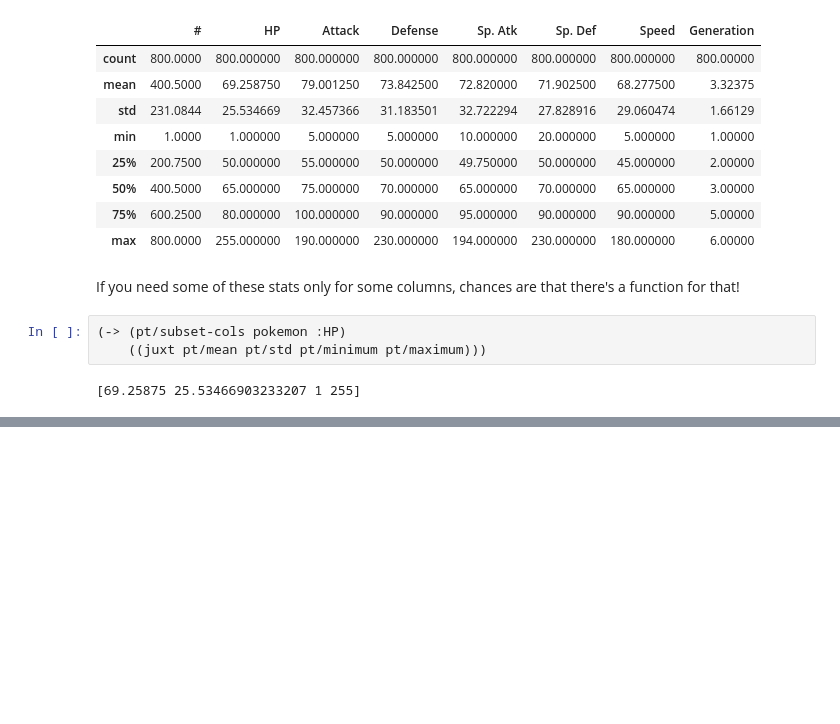
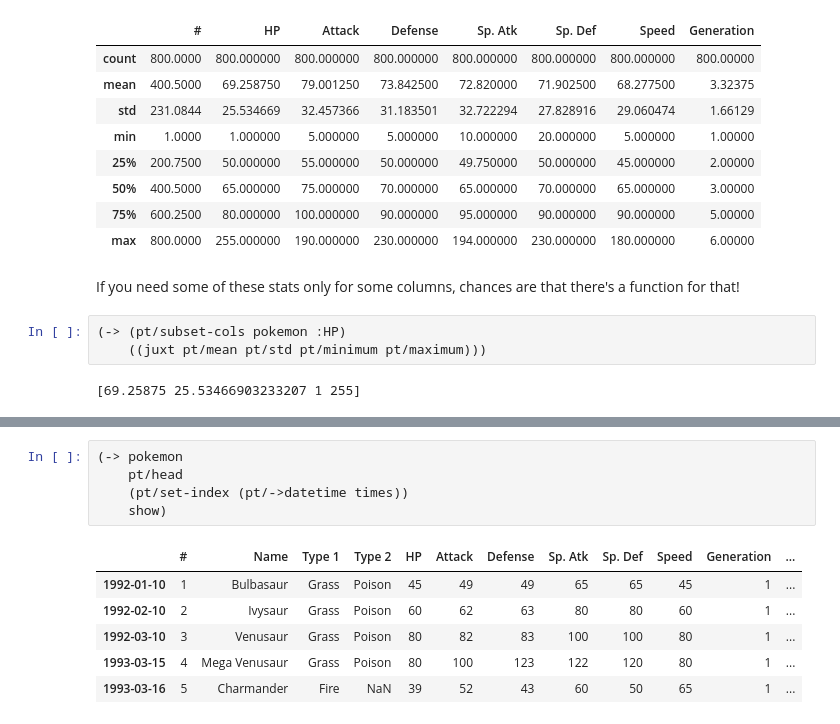
Before and after one commit to alanmarazzi/panthera, a Jupyter notebook: examples/panthera-intro.ipynb, the cells around one changed output, grey strips where cells are left out. Saved outputs shown, nothing was run; the diff lists cells and outputs as text; blank space fills up the shorter version.

```diff
--- a/examples/panthera-intro.ipynb
+++ b/examples/panthera-intro.ipynb
@@ -595,0 +845,12 @@ If you need some of these stats only for some columns, chances are that there's
+# %%
+(-> pokemon
+    pt/head
+    (pt/set-index (pt/->datetime times))
+    show)
+# %% [output]
+|  | # | Name | Type 1 | Type 2 | HP | Attack | Defense | Sp. Atk | Sp. Def | Speed | Generation | ... |
+| 1992-01-10 | 1 | Bulbasaur | Grass | Poison | 45 | 49 | 49 | 65 | 65 | 45 | 1 | ... |
+| 1992-02-10 | 2 | Ivysaur | Grass | Poison | 60 | 62 | 63 | 80 | 80 | 60 | 1 | ... |
+| 1992-03-10 | 3 | Venusaur | Grass | Poison | 80 | 82 | 83 | 100 | 100 | 80 | 1 | ... |
+| 1993-03-15 | 4 | Mega Venusaur | Grass | Poison | 80 | 100 | 123 | 122 | 120 | 80 | 1 | ... |
+| 1993-03-16 | 5 | Charmander | Fire | NaN | 39 | 52 | 43 | 60 | 50 | 65 | 1 | ... |
```
Also changed, not shown: parts of 35 cells of this notebook, 1 other file.
